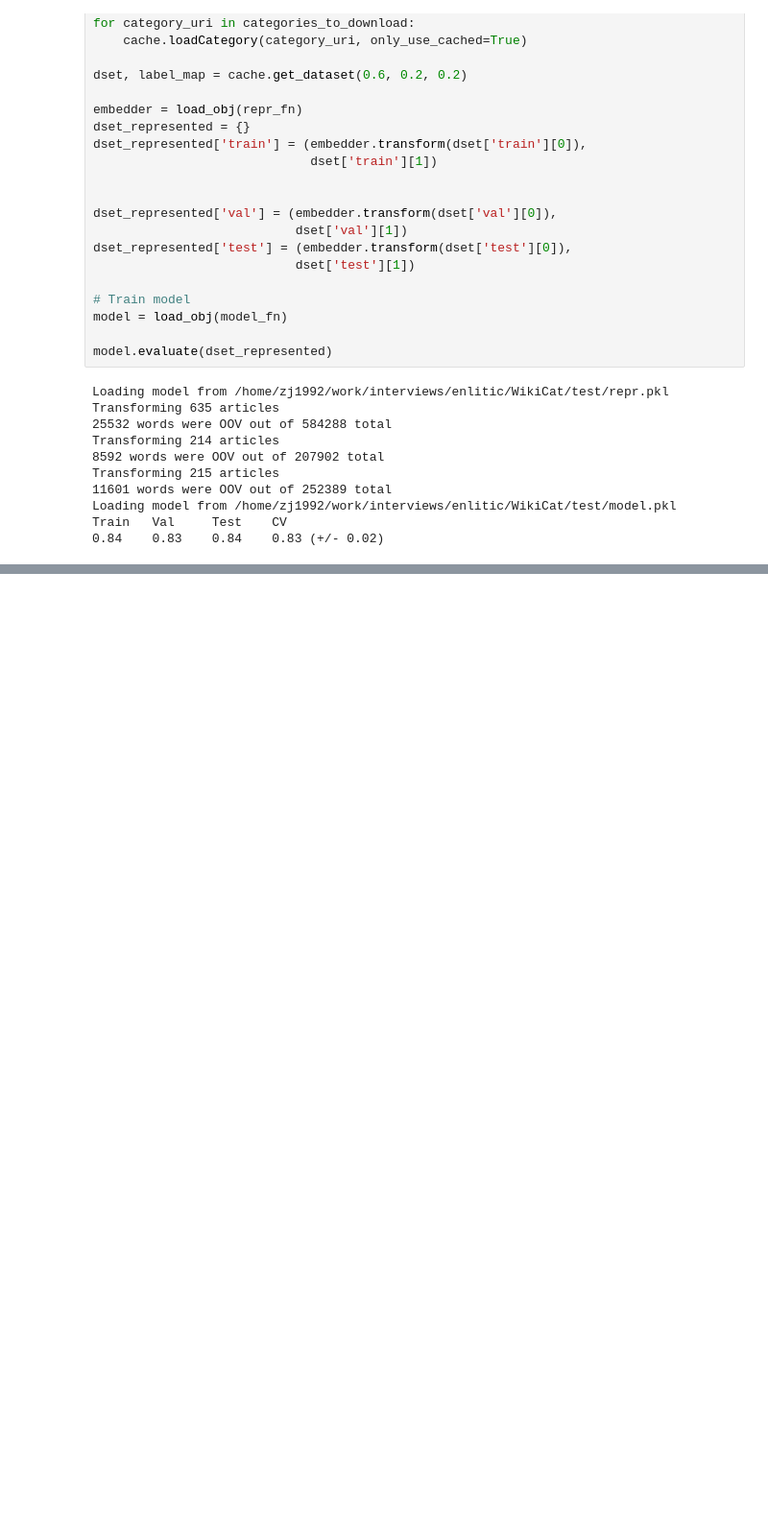
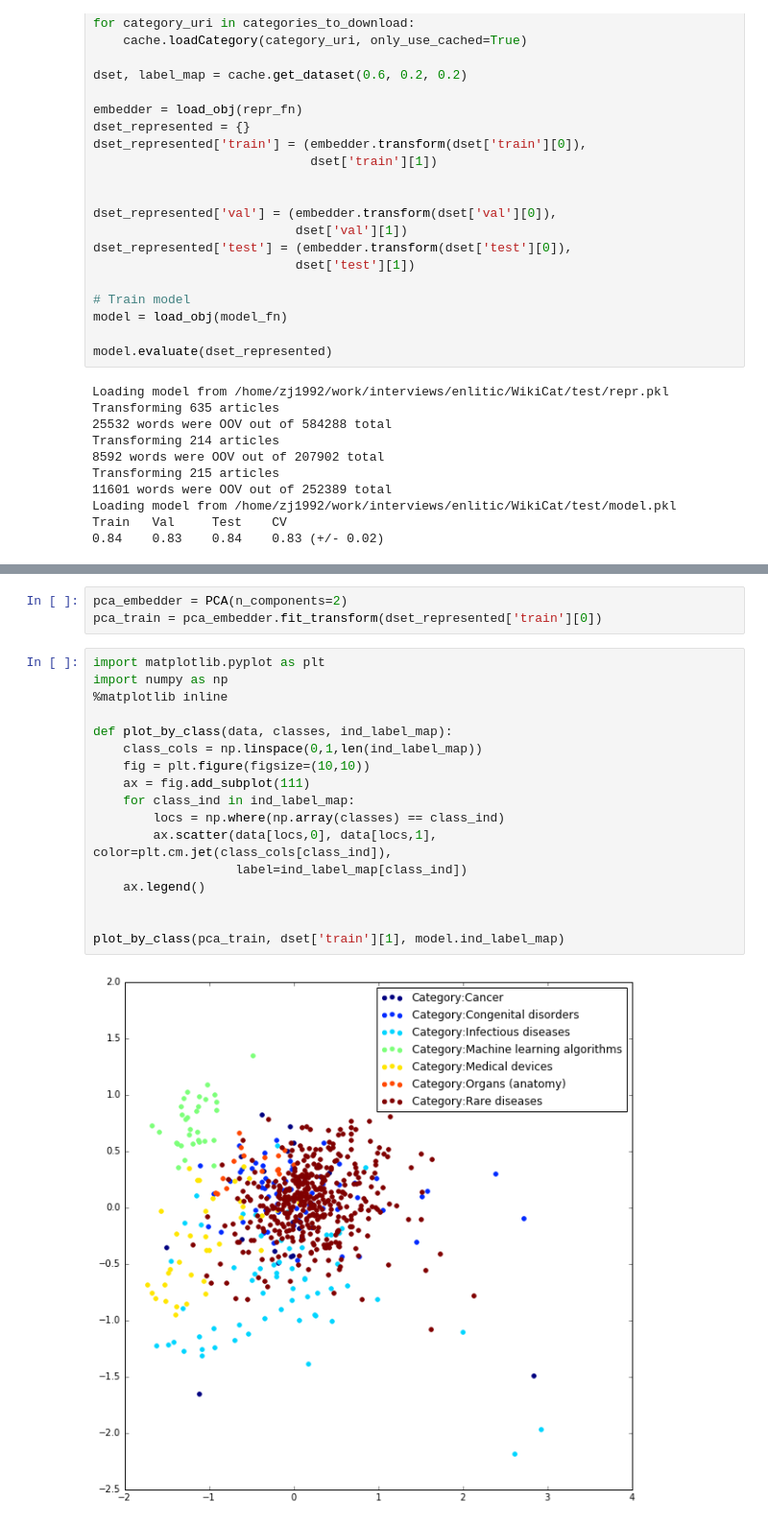
Before and after one commit to zmjjmz/WikiCat, a Jupyter notebook: Analysis.ipynb, the cells around one changed output, grey strips where cells are left out. Shown at 96% size. Cells and saved outputs as stored; diff of their text form; blank space fills up the shorter version.

```diff
--- a/Analysis.ipynb
+++ b/Analysis.ipynb
@@ -79,0 +77,22 @@ array([[-0.14277353, -0.15465414, -0.36658715, ..., -0.43852336,
+# %%
+pca_embedder = PCA(n_components=2)
+pca_train = pca_embedder.fit_transform(dset_represented['train'][0])
+# %%
+import matplotlib.pyplot as plt
+import numpy as np
+%matplotlib inline
+
+def plot_by_class(data, classes, ind_label_map):
+    class_cols = np.linspace(0,1,len(ind_label_map))
+    fig = plt.figure(figsize=(10,10))
+    ax = fig.add_subplot(111)
+    for class_ind in ind_label_map:
+        locs = np.where(np.array(classes) == class_ind)
+        ax.scatter(data[locs,0], data[locs,1], color=plt.cm.jet(class_cols[class_ind]),
+                   label=ind_label_map[class_ind])
+    ax.legend()
+
+
+plot_by_class(pca_train, dset['train'][1], model.ind_label_map)
+# %% [output]
+[figure, added]
```
Also changed, not shown: parts of 16 cells of this notebook.
